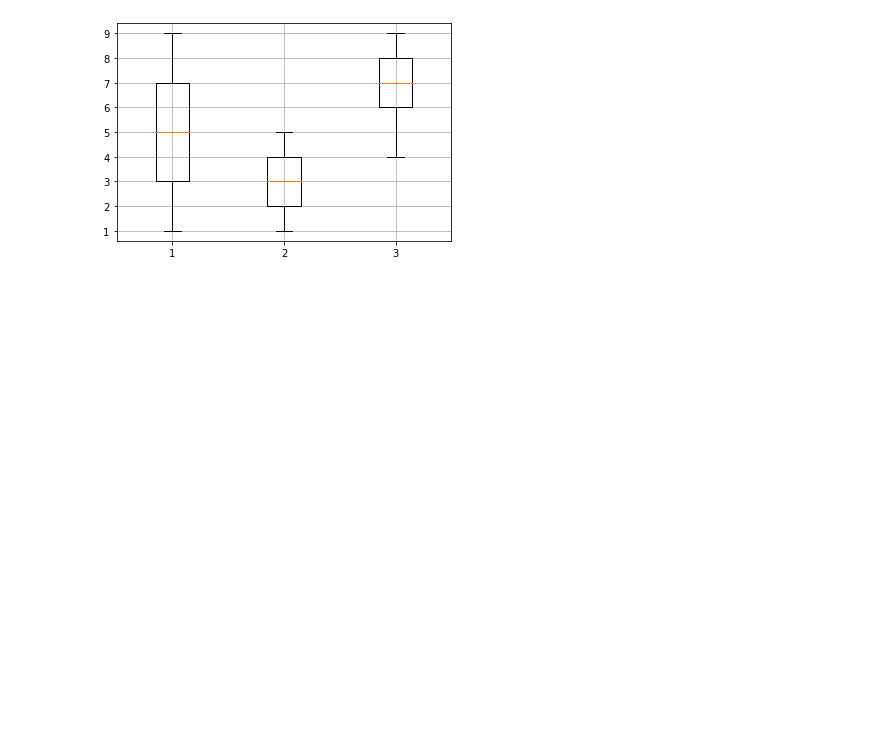
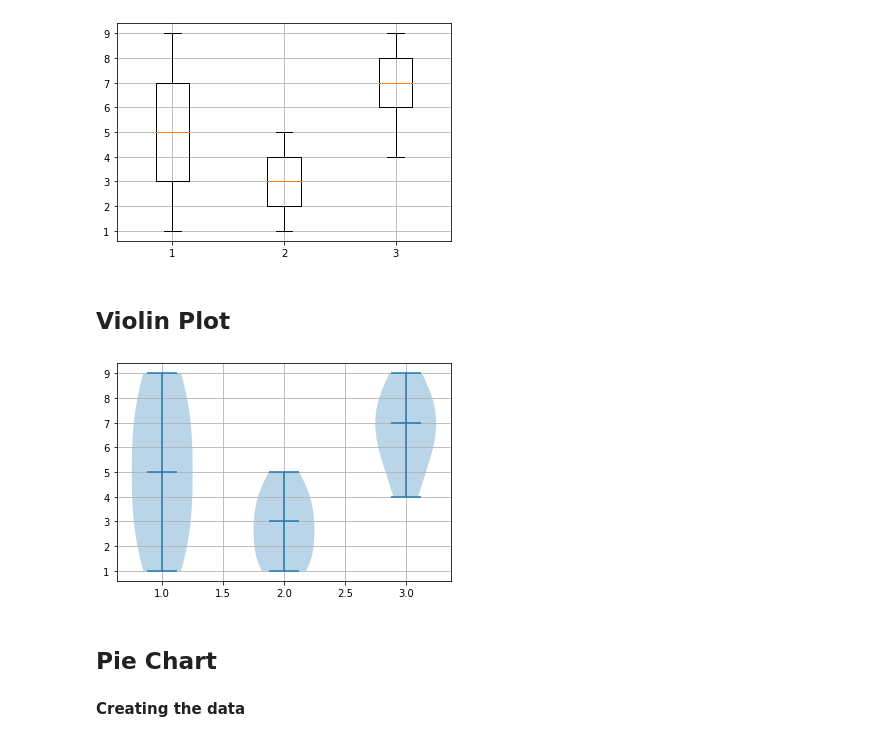
Before and after one commit to World-of-ML-AI/Data-Analysis-Tools, a Jupyter notebook: Matplotlib/Matplotlib Tutorial.ipynb, the cells around one changed output. Cells and saved outputs as stored; diff of their text form; code cells hidden in the pictures; blank space fills up the shorter version.

```diff
--- a/Matplotlib/Matplotlib Tutorial.ipynb
+++ b/Matplotlib/Matplotlib Tutorial.ipynb
@@ -275,3 +277,15 @@ plt.grid(True)
 plt.show()
 # %% [output]
 [figure]
+# %% [markdown]
+## Violin Plot
+# %%
+plt.violinplot(data, showmedians = True)
+plt.grid(True)
+plt.show()
+# %% [output]
+[figure, added]
+# %% [markdown]
+## Pie Chart
+# %% [markdown]
+**Creating the data**
```
Also changed, not shown: parts of 14 cells of this notebook.
